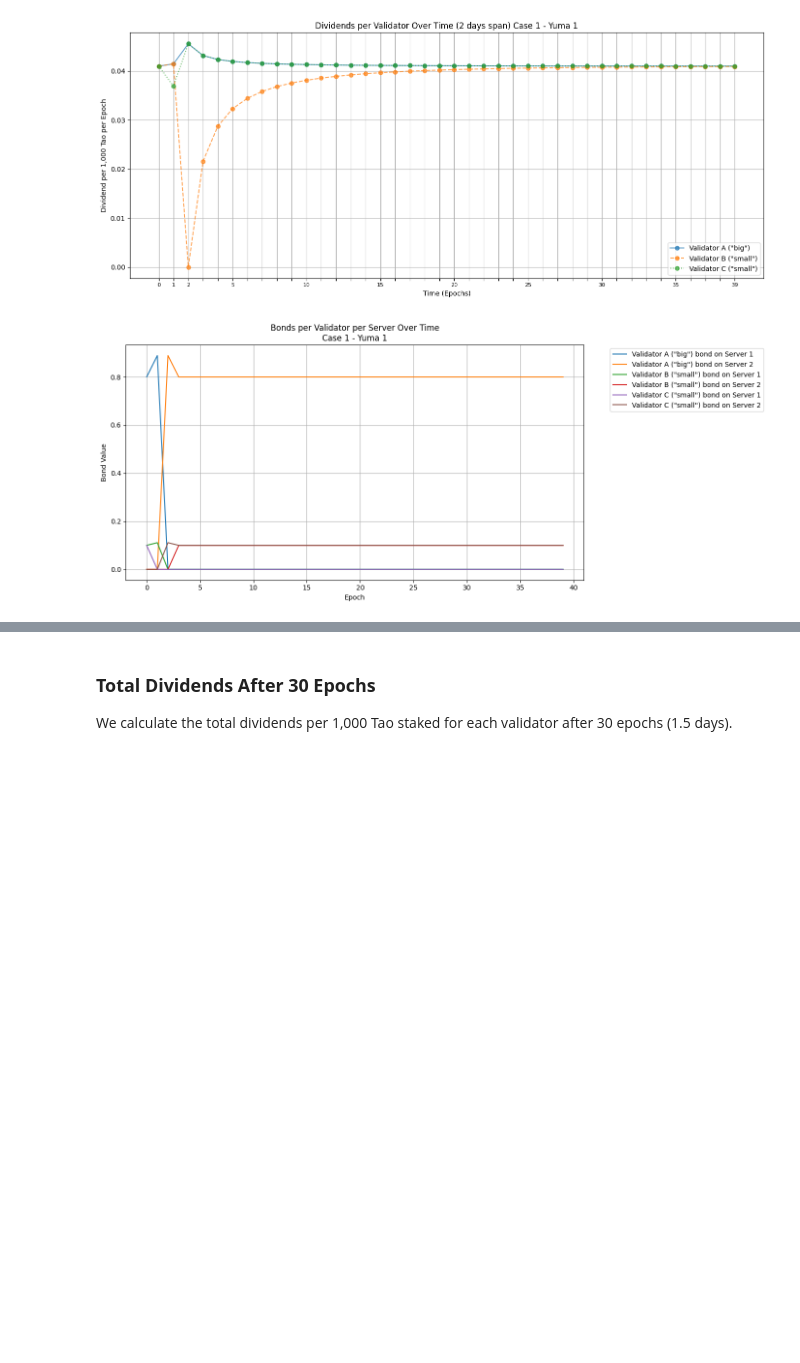
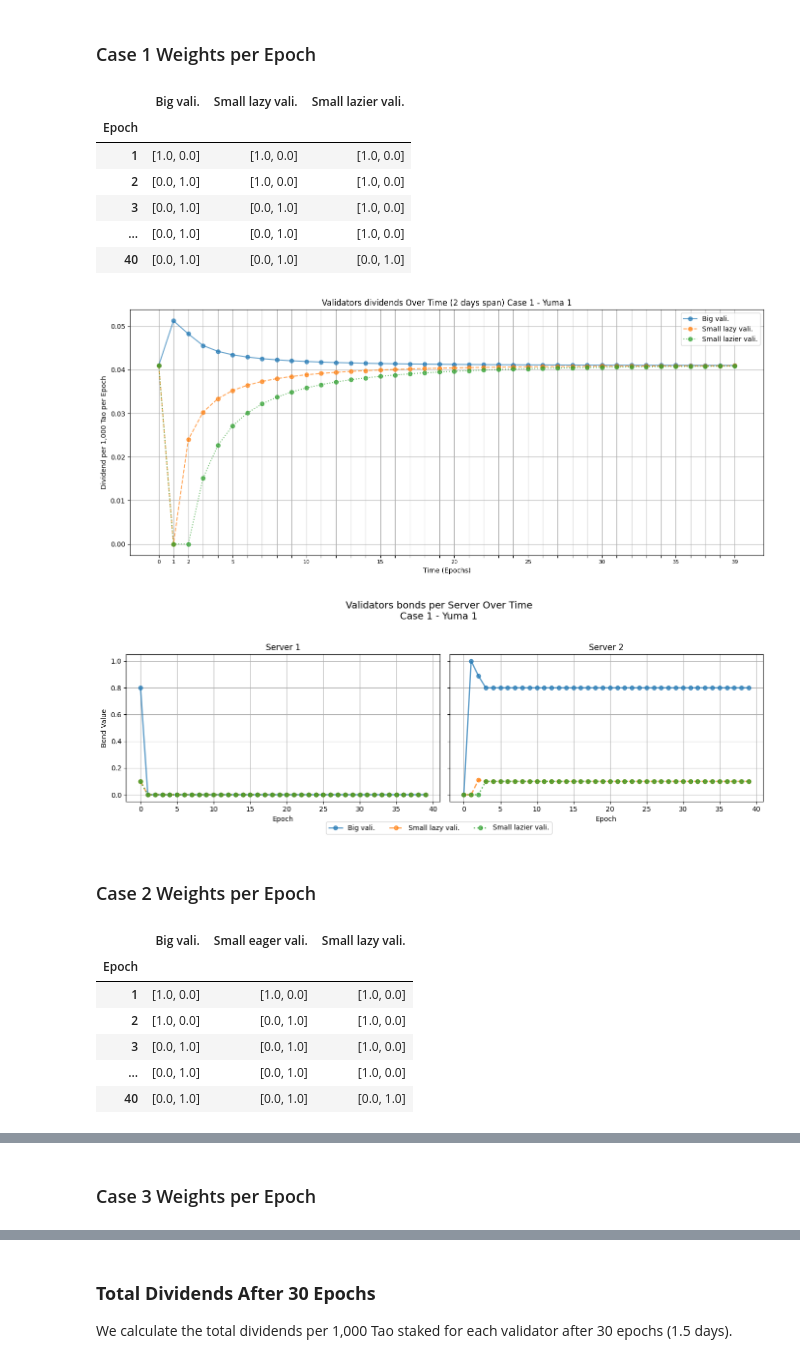
Before and after one commit to DarnoX-reef/yuma-consensus-simulation, a Jupyter notebook: clipping_advantage/large_validators_clipping_advantage.ipynb, the cells around one changed output, grey strips where cells are left out. Saved outputs shown, nothing was run; the diff lists cells and outputs as text; code cells hidden in the pictures; blank space fills up the shorter version.

```diff
--- a/clipping_advantage/large_validators_clipping_advantage.ipynb
+++ b/clipping_advantage/large_validators_clipping_advantage.ipynb
@@ -102,5 +29,5 @@ We simulate three cases where validators switch their support to the new server
 # %%
-validators = ['Validator A ("big")', 'Validator B ("small")', 'Validator C ("small")']
+# validators = ['Validator A ("big")', 'Validator B ("small")', 'Validator C ("small")']
 
 servers = ['Server 1', 'Server 2']
 
@@ -116,50 +43,95 @@ cases = [
         'name': 'Case 1',
         'num_epochs': 40,
         'weights_epochs': weights_epochs_cases['Case 1'],
+        'validators': ['Big vali.', 'Small lazy vali.', 'Small lazier vali.'],
     },
     {
         'name': 'Case 2',
         'num_epochs': 40,
         'weights_epochs': weights_epochs_cases['Case 2'],
+        'validators': ['Big vali.', 'Small eager vali.', 'Small lazy vali.'],
     },
     {
         'name': 'Case 3',
         'num_epochs': 40,
         'weights_epochs': weights_epochs_cases['Case 3'],
+        'validators': ['Big vali.', 'Small eager vali.', 'Small lazy vali.'],
     },
     {
         'name': 'Case 4',
         'num_epochs': 80,
         'weights_epochs': weights_epochs_cases['Case 4'],
+        'validators': ['Big vali.', 'Small eager-eager vali.', 'Small eager-lazy vali.'],
     },
     {
         'name': 'Case 5',
         'num_epochs': 80,
         'weights_epochs': weights_epochs_cases['Case 5'],
-    }
+        'validators': ['Big vali.', 'Small eage-eager vali.', 'Small eager-lazy vali.'],
+    },
+    {
+        'name': 'Case 6',
+        'num_epochs': 80,
+        'weights_epochs': weights_epochs_cases['Case 6'],
+        'validators': ['Big vali.', 'Small eager vali.', 'Small lazy vali.'],
+    },
+    {
+        'name': 'Case 7',
+        'num_epochs': 40,
+        'weights_epochs': weights_epochs_cases['Case 7'],
+        'validators': ['Big vali.', 'Small vali.', 'Small vali 2.'],
+    },
+    {
+        'name': 'Case 8',
+        'num_epochs': 80,
+        'weights_epochs': weights_epochs_cases['Case 8'],
+        'validators': ['Big unhonest vali.', 'Small eager-eager vali.', 'Small eager-eager vali 2.'],
+    },
 ]
 
 dividends_per_validator_list = []
-weights_per_case = []
 bonds_per_case = []
 for case in cases:
     case_name = case['name']
     num_epochs = case['num_epochs']
     weights_epochs = case['weights_epochs']
-    dividends_per_validator, weights_per_epoch, bonds_per_epoch = run_simulation(
+    validators = case['validators']
+
+    dividends_per_validator, bonds_per_epoch = run_simulation(
         validators,
         stakes,
         stakes_units,
         weights_epochs,
         num_epochs,
         total_emission,
         yuma_function=Yuma
     )
 
+    generate_weight_table(case_name, weights_epochs, validators, num_epochs)
+
+    # if case_name == 'Case 7':
+    #     print(dividends_per_validator)
+
     plot_results(num_epochs, dividends_per_validator, f"{case_name} - Yuma 1")
     dividends_per_validator_list.append(dividends_per_validator)
 
     plot_bonds(num_epochs, validators, servers, bonds_per_epoch, f"{case_name} - Yuma 1")
 # %% [output]
+### Case 1 Weights per Epoch
+|  | Big vali. | Small lazy vali. | Small lazier vali. |
+| Epoch |  |  |  |
+| 1 | [1.0, 0.0] | [1.0, 0.0] | [1.0, 0.0] |
+| 2 | [0.0, 1.0] | [1.0, 0.0] | [1.0, 0.0] |
+| 3 | [0.0, 1.0] | [0.0, 1.0] | [1.0, 0.0] |
+| ... | [0.0, 1.0] | [0.0, 1.0] | [1.0, 0.0] |
+| 40 | [0.0, 1.0] | [0.0, 1.0] | [0.0, 1.0] |
-[figure, old version]
+[figure, new version]
-[figure, old version]
+[figure, new version]
+### Case 2 Weights per Epoch
+|  | Big vali. | Small eager vali. | Small lazy vali. |
+| Epoch |  |  |  |
+| 1 | [1.0, 0.0] | [1.0, 0.0] | [1.0, 0.0] |
+| 2 | [1.0, 0.0] | [0.0, 1.0] | [1.0, 0.0] |
+| 3 | [0.0, 1.0] | [0.0, 1.0] | [1.0, 0.0] |
+| ... | [0.0, 1.0] | [0.0, 1.0] | [1.0, 0.0] |
+| 40 | [0.0, 1.0] | [0.0, 1.0] | [0.0, 1.0] |
@@ -167,0 +140 @@ for case in cases:
+### Case 3 Weights per Epoch
```
Also changed, not shown: parts of 6 cells of this notebook, 2 other files.
